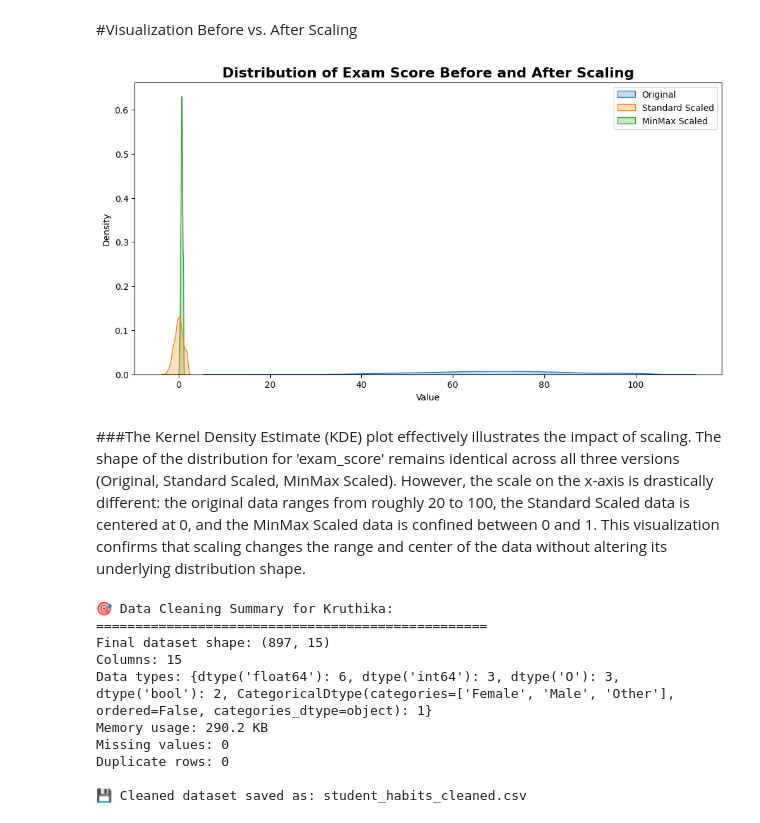
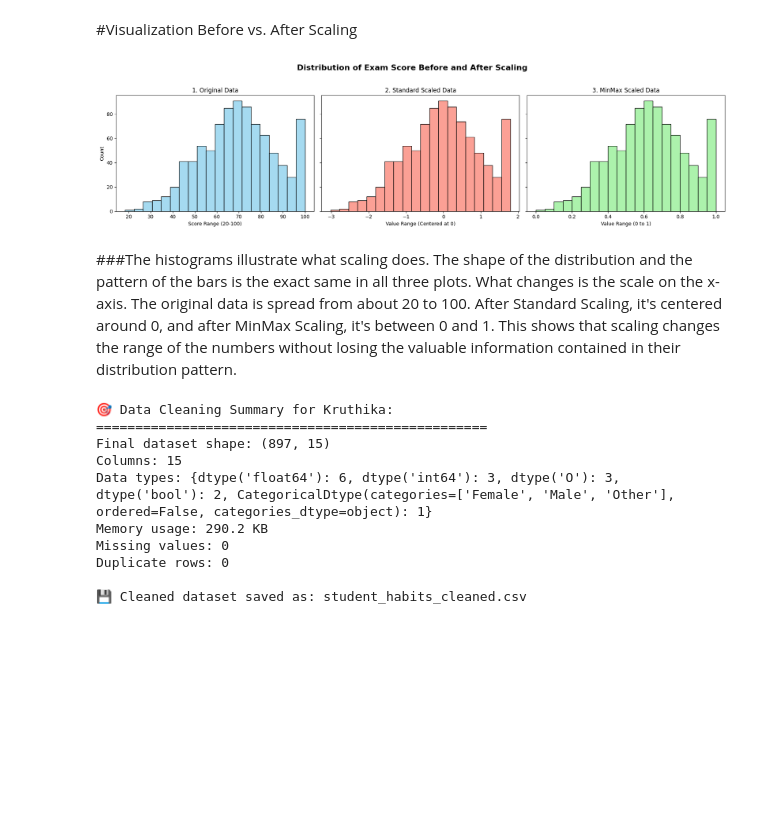
Before and after one commit to Kruthikasv/Storytelling-With-Data, a Jupyter notebook: Lab 01_DataProcessing.ipynb, the cells around one changed output. Cells and saved outputs as stored; diff of their text form; code cells hidden in the pictures; blank space fills up the shorter version.

```diff
--- a/Lab 01_DataProcessing.ipynb
+++ b/Lab 01_DataProcessing.ipynb
@@ -816,24 +816,38 @@ Demonstrated three scaling techniques. Each preserves relationships while transf
 # %% [markdown]
 #Visualization Before vs. After Scaling
 # %%
-# Visualize the effect of scaling on the distribution of the 'exam_score' feature
+# Visualize the effect of scaling on the distribution of the 'exam_score' feature using histograms
 
 df_scaled_vis = pd.DataFrame({
     'Original': df['exam_score'],
     'Standard Scaled': scaler_standard.fit_transform(df[['exam_score']]).flatten(),
     'MinMax Scaled': scaler_minmax.fit_transform(df[['exam_score']]).flatten()
 })
 
-plt.figure(figsize=(12, 6))
-sns.kdeplot(data=df_scaled_vis, fill=True)
-plt.title('Distribution of Exam Score Before and After Scaling', fontsize=16, fontweight='bold')
-plt.xlabel('Value')
-plt.ylabel('Density')
+fig, axes = plt.subplots(1, 3, figsize=(18, 5), sharey=True)
+fig.suptitle('Distribution of Exam Score Before and After Scaling', fontsize=16, fontweight='bold')
+
+# Original Data
+sns.histplot(df_scaled_vis['Original'], ax=axes[0], color='skyblue', bins=20)
+axes[0].set_title('1. Original Data')
+axes[0].set_xlabel('Score Range (20-100)')
+
+# Standard Scaled Data
+sns.histplot(df_scaled_vis['Standard Scaled'], ax=axes[1], color='salmon', bins=20)
+axes[1].set_title('2. Standard Scaled Data')
+axes[1].set_xlabel('Value Range (Centered at 0)')
+
+# MinMax Scaled Data
+sns.histplot(df_scaled_vis['MinMax Scaled'], ax=axes[2], color='lightgreen', bins=20)
+axes[2].set_title('3. MinMax Scaled Data')
+axes[2].set_xlabel('Value Range (0 to 1)')
+
+plt.tight_layout(rect=[0, 0.03, 1, 0.95])
 plt.show()
 # %% [output]
-[figure, old version]
+[figure, new version]
 # %% [markdown]
-###The Kernel Density Estimate (KDE) plot effectively illustrates the impact of scaling. The shape of the distribution for 'exam_score' remains identical across all three versions (Original, Standard Scaled, MinMax Scaled). However, the scale on the x-axis is drastically different: the original data ranges from roughly 20 to 100, the Standard Scaled data is centered at 0, and the MinMax Scaled data is confined between 0 and 1. This visualization confirms that scaling changes the range and center of the data without altering its underlying distribution shape.
+###The histograms illustrate what scaling does. The shape of the distribution and the pattern of the bars is the exact same in all three plots. What changes is the scale on the x-axis. The original data is spread from about 20 to 100. After Standard Scaling, it's centered around 0, and after MinMax Scaling, it's between 0 and 1. This shows that scaling changes the range of the numbers without losing the valuable information contained in their distribution pattern.
 # %%
 # ============================================
 # CELL 14: Final Dataset Summary & Export
```
Also changed, not shown: parts of 1 cell of this notebook.
